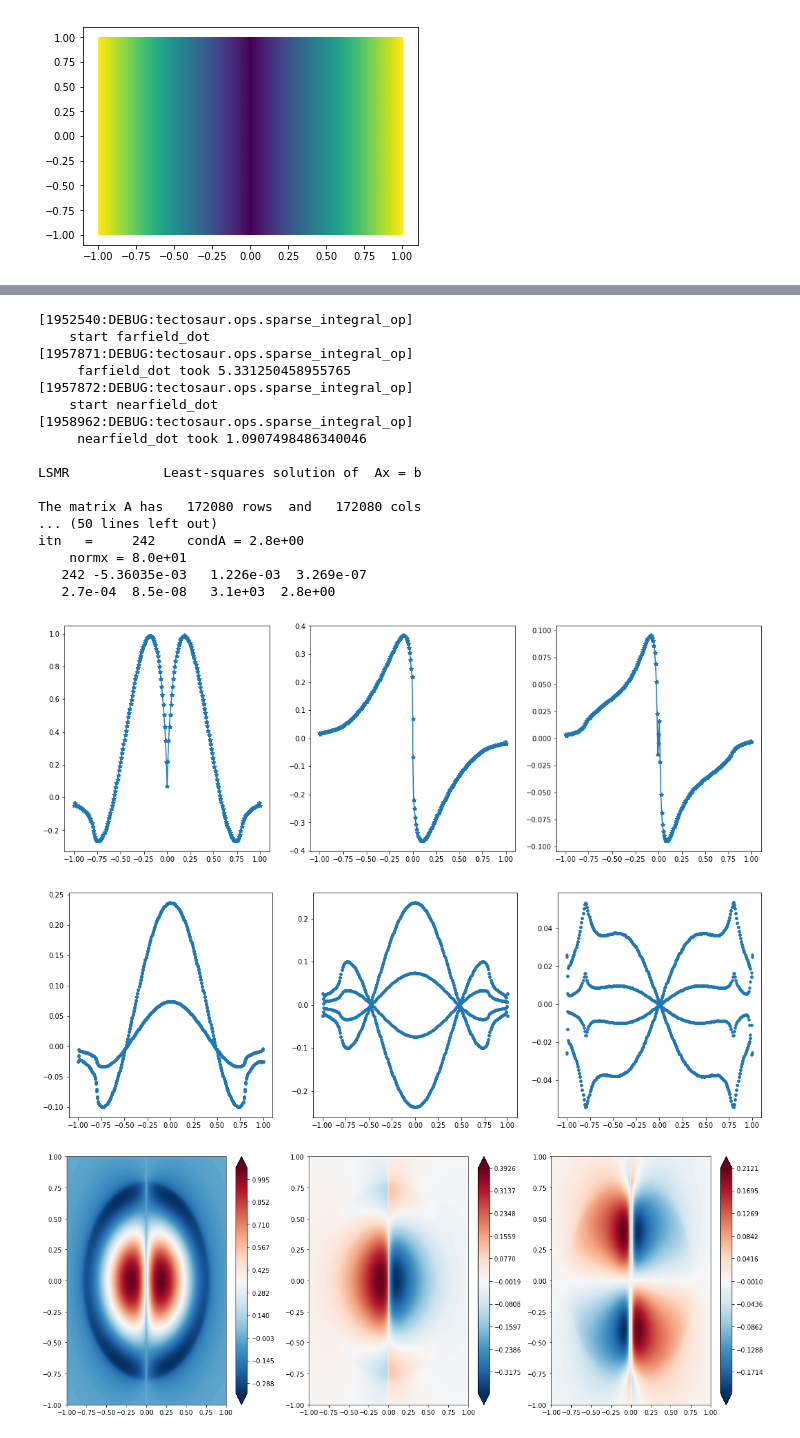
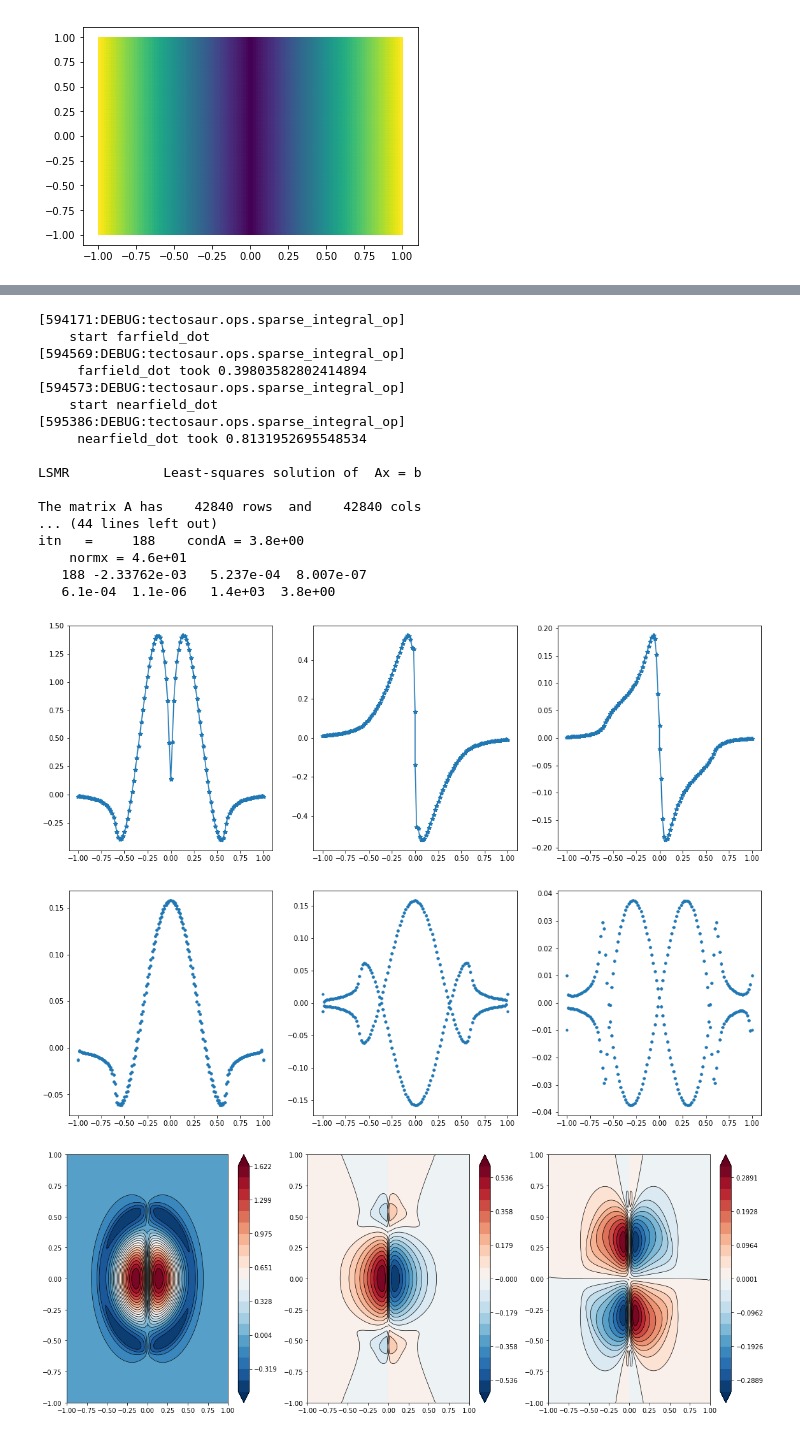
Before and after one commit to tbenthompson/tectosaur, a Jupyter notebook: examples/fault_traction_two_cs.ipynb, the cells around one changed output, grey strips where cells are left out. Drawn from its saved outputs; the diff is of its cells as text; code cells hidden in the pictures.

```diff
--- a/examples/fault_traction_two_cs.ipynb
+++ b/examples/fault_traction_two_cs.ipynb
@@ -9,7 +9,7 @@ import matplotlib.tri
 import okada_wrapper
 import tectosaur as tct
 # %%
-TCTN = 241
+TCTN = 121
 CURVE = 1.0
 
 corners = [[-1, 0, -1], [1, 0, -1], [1, 0, 1], [-1, 0, 1]]
@@ -18,7 +18,7 @@ src_mesh[0][:,1] = CURVE * np.abs(src_mesh[0][:,0])
 #src_mesh[0][:,1] = CURVE * (src_mesh[0][:,0] ** 2 + src_mesh[0][:,2] ** 2)
 def gauss_slip_fnc(x, z):
     r2 = x ** 2 + z ** 2
-    R = 0.8
+    R = 0.6
     out = (np.cos(np.sqrt(r2) * np.pi / R) + 1) / 2.0
     out[np.sqrt(r2) > R] = 0.0
     return out
@@ -139,5 +96,5 @@ itn   =     242    condA = 2.8e+00
 # %%
-csT1, csT2 = tct.traction_admissibility_constraints(src_mesh[0], src_mesh[1], slip, 1.0, 0.25)
+csT1, csT2 = tct.traction_admissibility_constraints(src_mesh[0], src_mesh[1])
 csT1.extend(edge_cs)
 #csT1.extend(csT2)
 cmT, c_rhs, _ = tct.build_constraint_matrix(csT1, src_mesh[1].shape[0] * 9)
@@ -185,32 +142,32 @@ for d in range(3):
     plt.plot(pts[idxs][:,2], out.reshape((-1,3))[idxs][:,d], '.')
 plt.show()
 # %% [output]
-[1952540:DEBUG:tectosaur.ops.sparse_integral_op]
+[594171:DEBUG:tectosaur.ops.sparse_integral_op]
     start farfield_dot
-[1957871:DEBUG:tectosaur.ops.sparse_integral_op]
-     farfield_dot took 5.331250458955765
-[1957872:DEBUG:tectosaur.ops.sparse_integral_op]
+[594569:DEBUG:tectosaur.ops.sparse_integral_op]
+     farfield_dot took 0.39803582802414894
+[594573:DEBUG:tectosaur.ops.sparse_integral_op]
     start nearfield_dot
-[1958962:DEBUG:tectosaur.ops.sparse_integral_op]
-     nearfield_dot took 1.0907498486340046
+[595386:DEBUG:tectosaur.ops.sparse_integral_op]
+     nearfield_dot took 0.8131952695548534
 
 LSMR            Least-squares solution of  Ax = b
 
-The matrix A has   172080 rows  and   172080 cols
-... (50 lines left out)
-itn   =     242    condA = 2.8e+00
-    normx = 8.0e+01
-   242 -5.36035e-03   1.226e-03  3.269e-07
-   2.7e-04  8.5e-08   3.1e+03  2.8e+00
+The matrix A has    42840 rows  and    42840 cols
+... (44 lines left out)
+itn   =     188    condA = 3.8e+00
+    normx = 4.6e+01
+   188 -2.33762e-03   5.237e-04  8.007e-07
+   6.1e-04  1.1e-06   1.4e+03  3.8e+00
-[figure, old version]
+[figure, new version]
-[figure, old version]
+[figure, new version]
 # %%
 def plotter(fields):
     levels = []
     for f in fields:
         minf = np.min(f)
         maxf = np.max(f)
-        levels.append(np.linspace(minf - 1e-12, maxf + 1e-12, 200))
+        levels.append(np.linspace(minf - 1e-12, maxf + 1e-12, 21))
     #levels[2] = np.linspace(-0.15, 0.15, 11)
     # levels = [
     #     np.linspace(-0.1, 0.6, 21),
@@ -235,34 +192,34 @@ def plotter(fields):
             cntf = plt.tricontourf(
                 reduced_m[0][:,0], reduced_m[0][:,2], reduced_m[1], soln_vals,
                 cmap = cmap, linewidth = 0.5, levels = levels[d], extend = 'both'
             )
             if levels[d].shape[0] < 25:
                 plt.tricontour(
                     reduced_m[0][:,0], reduced_m[0][:,2], reduced_m[1], soln_vals,
                     linestyles = 'solid', colors='k', linewidths = 0.7, levels = levels[d]
                 )
         plt.colorbar(cntf)
         plt.tight_layout()
     plt.show()
 
 zvec = np.cross(ns, [0,1,0])
 xvec = np.cross(zvec, ns)
 
 normal_trac = np.sum(out.reshape((-1,3)) * ns, axis = 1).reshape((-1,3))
 horizontal_shear = np.sum(out.reshape((-1,3)) * xvec, axis = 1).reshape((-1,3))
 vertical_shear = np.sum(out.reshape((-1,3)) * zvec, axis = 1).reshape((-1,3))
 
 # plotter([
 #     horizontal_shear,
 #     normal_trac,
 #     vertical_shear
 # ])
 plotter([
     out.reshape((-1,3,3))[:,:,d]
     for d in range(3)
 ])
 # %% [output]
-[figure, old version]
+[figure, new version]
 # %%
 cmT.shape, cmT2.shape, cmU.shape, cmT.shape[1] - cmT2.shape[0]
 # %% [output]
```
Also changed, not shown: parts of 5 cells of this notebook, 6 other files.
